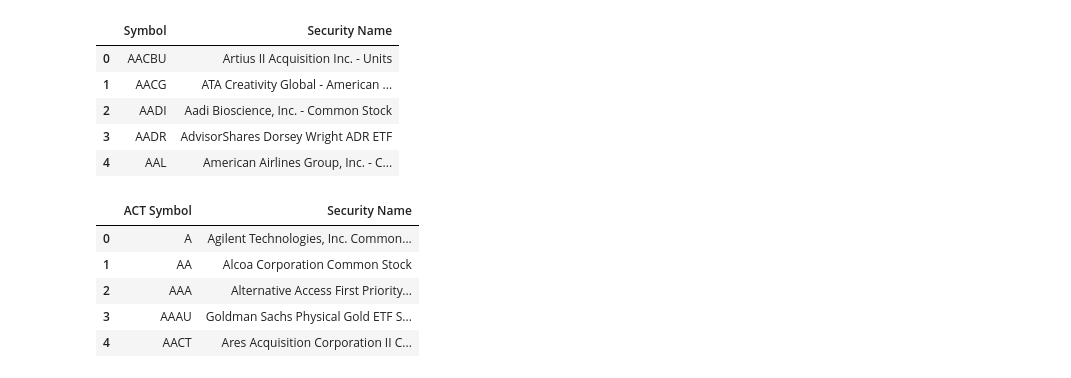
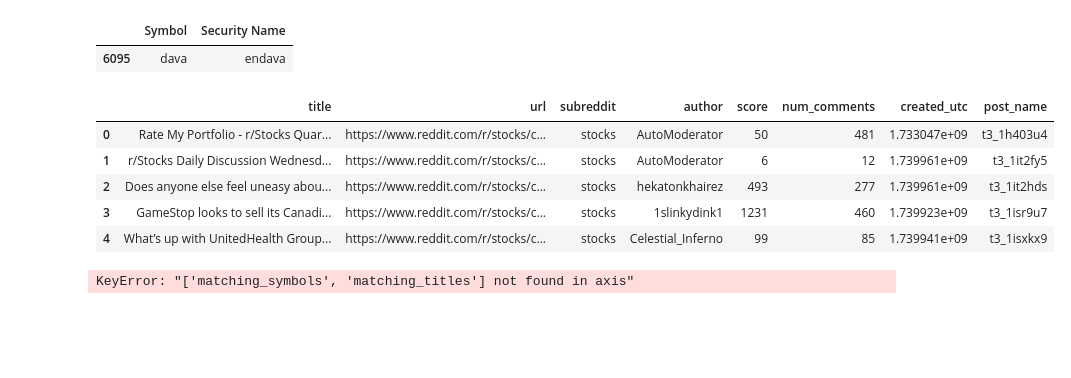
Before and after one commit to foresst/stocksentiment, a Jupyter notebook: data_ingestion.ipynb, the cells around one changed output. Cells and saved outputs as stored; diff of their text form; code cells hidden in the pictures; blank space fills up the shorter version.

```diff
--- a/data_ingestion.ipynb
+++ b/data_ingestion.ipynb
@@ -18,20 +0,0 @@ posts = pd.read_csv(f2, usecols=['title', 'score', 'created_utc'])
-# %%
-nasdaq_listed = pd.read_csv('nasdaqlisted.txt', sep='|', usecols=['Symbol', 'Security Name'])
-nasdaq_listed.head()
-# %% [output]
-|  | Symbol | Security Name |
-| 0 | AACBU | Artius II Acquisition Inc. - Units |
-| 1 | AACG | ATA Creativity Global - American ... |
-| 2 | AADI | Aadi Bioscience, Inc. - Common Stock |
-| 3 | AADR | AdvisorShares Dorsey Wright ADR ETF |
-| 4 | AAL | American Airlines Group, Inc. - C... |
-# %%
-other_listed = pd.read_csv('otherlisted.txt', sep='|', usecols=['ACT Symbol', 'Security Name'])
-other_listed.head()
-# %% [output]
-|  | ACT Symbol | Security Name |
-| 0 | A | Agilent Technologies, Inc. Common... |
-| 1 | AA | Alcoa Corporation Common Stock |
-| 2 | AAA | Alternative Access First Priority... |
-| 3 | AAAU | Goldman Sachs Physical Gold ETF S... |
-| 4 | AACT | Ares Acquisition Corporation II C... |
@@ -37,0 +24,17 @@ other_listed.head()
+# %%
+stocks_posts = pd.read_csv('data/stocks/hot/year=2025/month=02/day=19/posts.csv')
+# %%
+stocks_posts.head(5)
+all_symbols[all_symbols['Symbol'] == 'dava']
+# %% [output]
+|  | Symbol | Security Name |
+| 6095 | dava | endava |
+# %%
+stocks_posts.head()
+# %% [output]
+|  | title | url | subreddit | author | score | num_comments | created_utc | post_name |
+| 0 | Rate My Portfolio - r/Stocks Quar... | https://www.reddit.com/r/stocks/c... | stocks | AutoModerator | 50 | 481 | 1.733047e+09 | t3_1h403u4 |
+| 1 | r/Stocks Daily Discussion Wednesd... | https://www.reddit.com/r/stocks/c... | stocks | AutoModerator | 6 | 12 | 1.739961e+09 | t3_1it2fy5 |
+| 2 | Does anyone else feel uneasy abou... | https://www.reddit.com/r/stocks/c... | stocks | hekatonkhairez | 493 | 277 | 1.739961e+09 | t3_1it2hds |
+| 3 | GameStop looks to sell its Canadi... | https://www.reddit.com/r/stocks/c... | stocks | 1slinkydink1 | 1231 | 460 | 1.739923e+09 | t3_1isr9u7 |
+| 4 | What’s up with UnitedHealth Group... | https://www.reddit.com/r/stocks/c... | stocks | Celestial_Inferno | 99 | 85 | 1.739941e+09 | t3_1isxkx9 |
@@ -37,0 +58,4 @@ other_listed.head()
+# %%
+stocks_posts.drop(columns=['matching_symbols', 'matching_titles'], inplace=True)
+# %% [output]
+KeyError: "['matching_symbols', 'matching_titles'] not found in axis"
```
Also changed, not shown: parts of 13 cells of this notebook, 2 other files.
